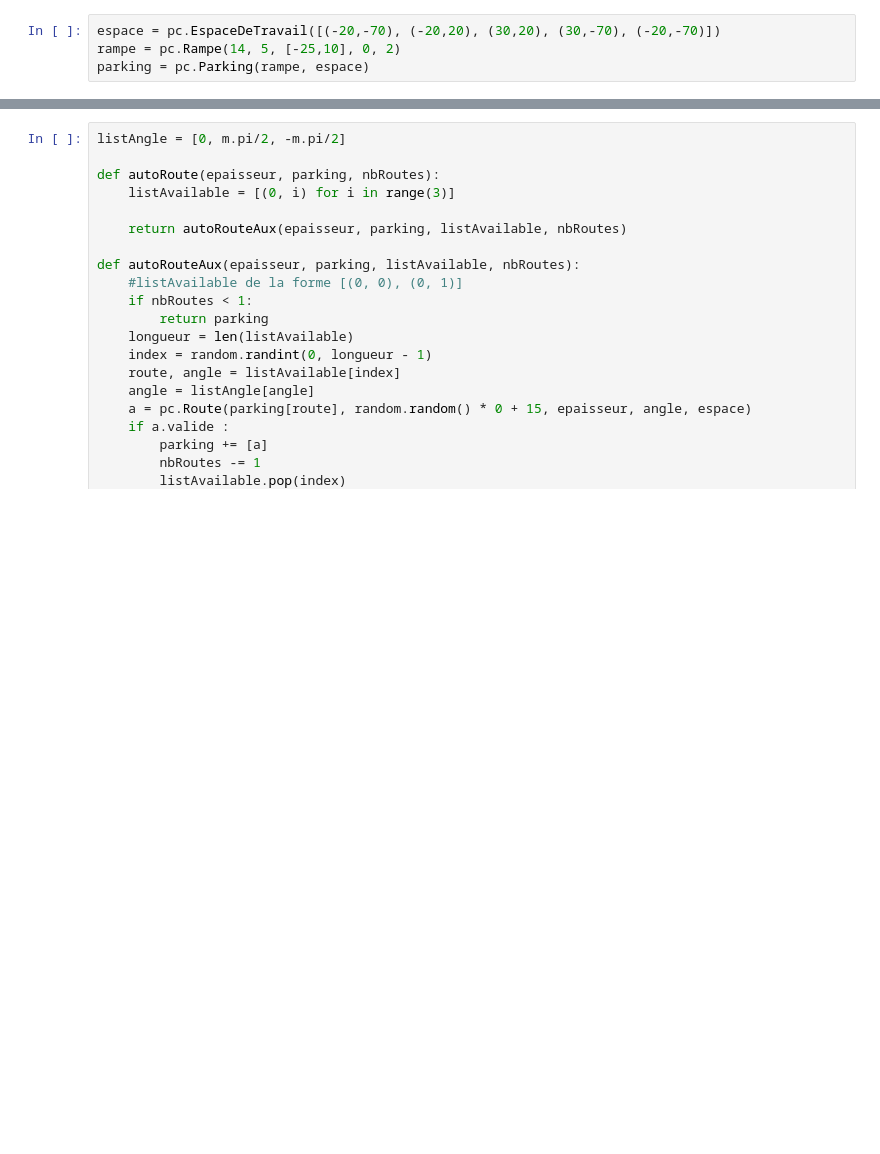
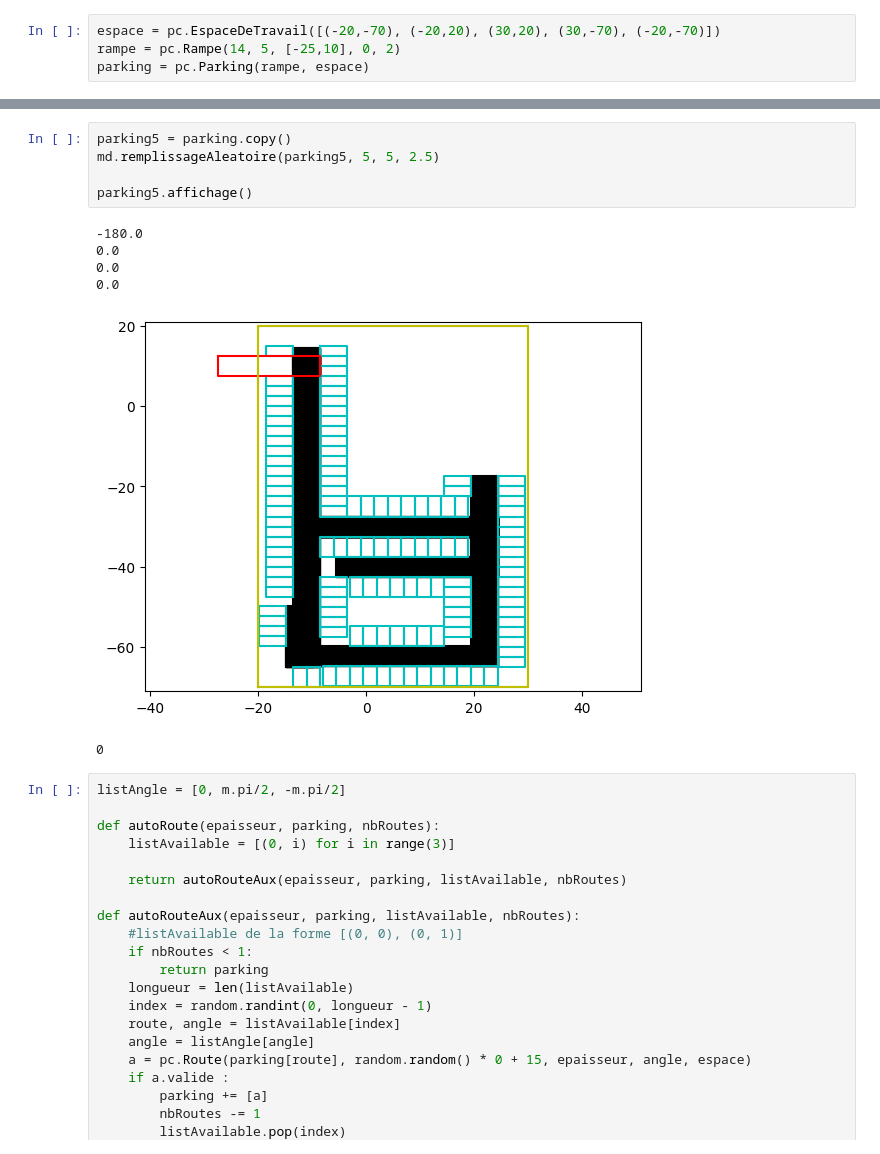
Before and after one commit to Painchadic/Parkyze-, a Jupyter notebook: parkyze.ipynb, the cells around one changed output, grey strips where cells are left out. Drawn from its saved outputs; the diff is of its cells as text; blank space fills up the shorter version.

```diff
--- a/parkyze.ipynb
+++ b/parkyze.ipynb
@@ -46,4 +46,16 @@ parking4.affichage()
 0
+# %%
+parking5 = parking.copy()
+md.remplissageAleatoire(parking5, 5, 5, 2.5)
+
+parking5.affichage()
+# %% [output]
+-180.0
+0.0
+0.0
+0.0
+[figure, added]
+0
 # %%
 listAngle = [0, m.pi/2, -m.pi/2]
 
```
Also changed, not shown: parts of 4 cells of this notebook.
